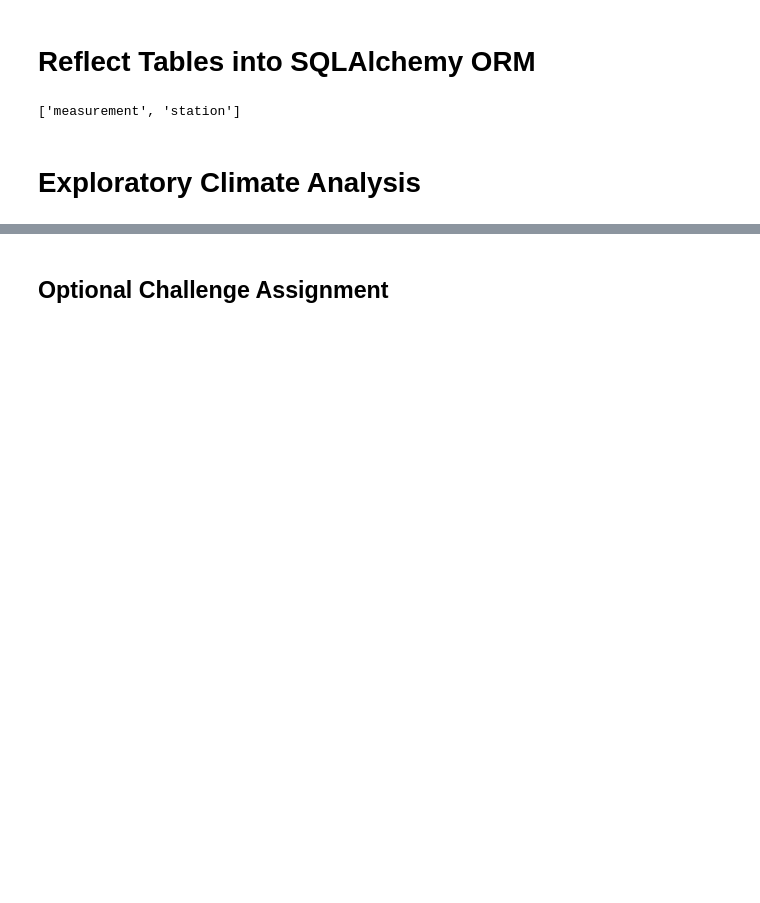
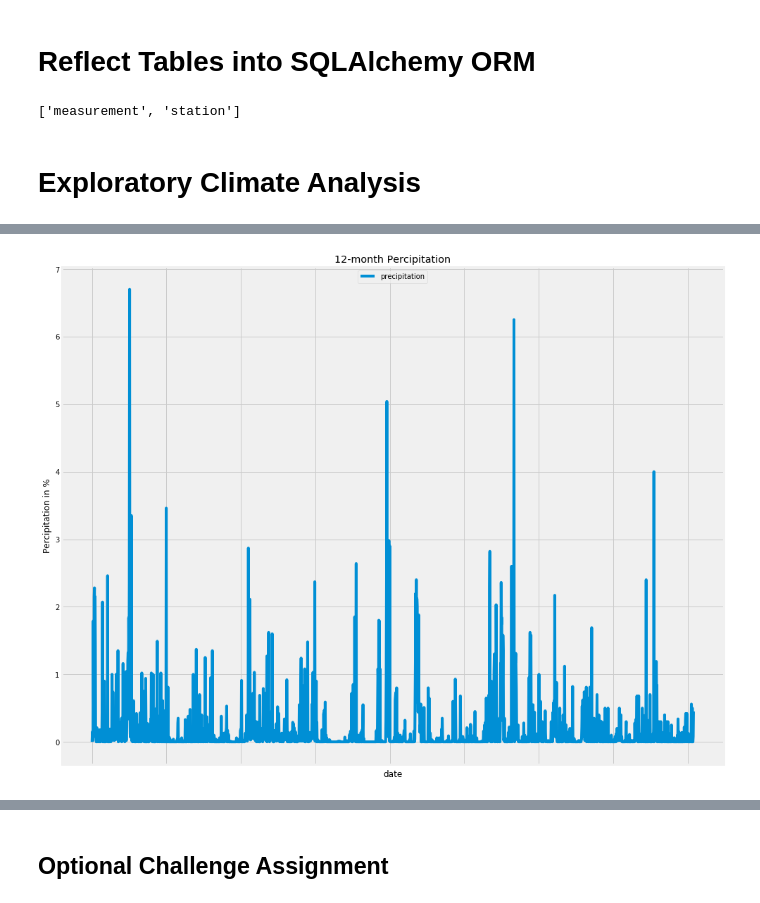
Before and after one commit to wenbin-billy-zhao/Advanced-Python-DBAPI-SQLAlchemy-Project, a Jupyter notebook: climate_starter.ipynb, the cells around one changed output, grey strips where cells are left out. Drawn from its saved outputs; the diff is of its cells as text; code cells hidden in the pictures; blank space fills up the shorter version.

```diff
--- a/climate_starter.ipynb
+++ b/climate_starter.ipynb
@@ -45,18 +40,26 @@ NameError: name 'Messurement' is not defined
 # %%
 # Design a query to retrieve the last 12 months of precipitation data and plot the results
-sel = [Measurement.id,
-       (Measurement.station).label("Station"),
-       (Measurement.date).label("Date"),
-       (Measurement.prcp).label("Percipitation"),
-       (Measurement.tobs).label("Time of Observation Bias")]
+
+# find the last day's date in data set
+end_date = session.query(Measurement.date).order_by(Measurement.date.desc()).first()
+
+# as SQLAlchemy results are tuples, to extract date to string, just extract the first element
+end_date = end_date[0]
+
+# Calculate the date 1 year ago from the last data point in the database, use 366 days to include 2016-08-23
+start_date = dt.datetime.strptime(end_date, "%Y-%m-%d") - dt.timedelta(days=366)
+
+# Perform a query to retrieve the data and precipitation scores
+query_result = session.query(Measurement.date, Measurement.prcp).filter(Measurement.date >= start_date).\
+    order_by(Measurement.date).all()
+
+# Save the query results as a Pandas DataFrame and set the index to the date column
+df_weather_data = pd.DataFrame(query_result, columns=['date', 'precipitation'])
 
 
-# Calculate the date 1 year ago from the last data point in the database
-
-# Perform a query to retrieve the data and precipitation scores
-
-# Save the query results as a Pandas DataFrame and set the index to the date column
 
 # Sort the dataframe by date
-
-# Use Pandas Plotting with Matplotlib to plot the data
+df_weather_data.set_index('date', inplace=True)
+df_weather_data.sort_values(by='date', ascending=True)
+df_weather_data = df_weather_data[pd.notnull(df_weather_data['precipitation'])]
+df_weather_data.head()
@@ -85,2 +74,11 @@ InterfaceError: (sqlite3.InterfaceError) Error binding parameter 0 - probably un
+# %%
+# Use Pandas Plotting with Matplotlib to plot the data
+ax = df_weather_data.plot(figsize=(15,13), title='12-month Percipitation')
+plt.legend(loc='upper center')
+plt.ylabel('Percipitation in %')
+plt.rcParams.update({'font.size': 15})
+plt.show()
+# %% [output]
+[figure, added]
 # %%
 # Use Pandas to calcualte the summary statistics for the precipitation data
```
Also changed, not shown: parts of 18 cells of this notebook, 1 other file.
